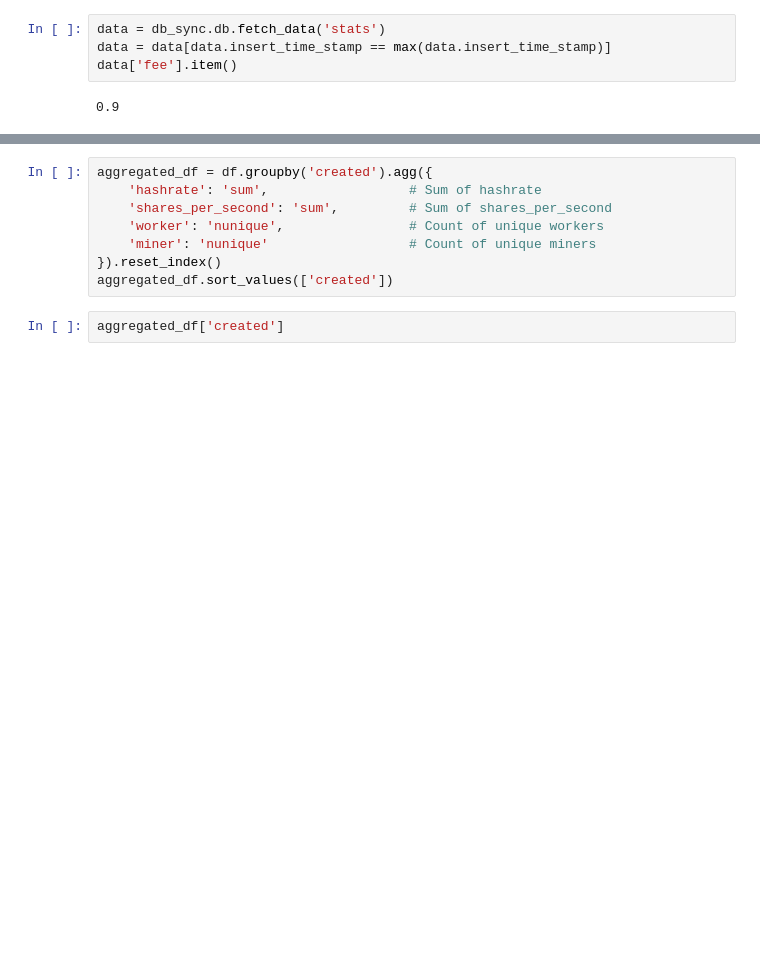
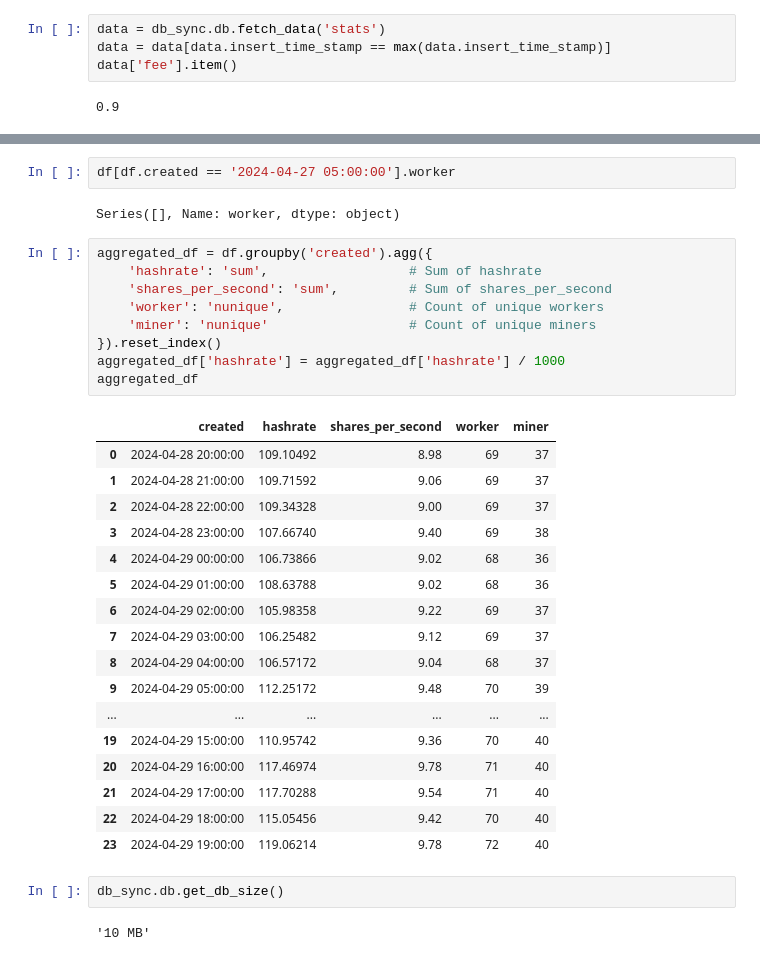
Before and after one commit to marctheshark3/sigmanaut-mining-pool-ui, a Jupyter notebook: testing_2_db.ipynb, the cells around one changed output, grey strips where cells are left out. Drawn from its saved outputs; the diff is of its cells as text; blank space fills up the shorter version.

```diff
--- a/testing_2_db.ipynb
+++ b/testing_2_db.ipynb
@@ -70,10 +116,35 @@ df
+# %%
+df[df.created == '2024-04-27 05:00:00'].worker
+# %% [output]
+Series([], Name: worker, dtype: object)
 # %%
 aggregated_df = df.groupby('created').agg({
     'hashrate': 'sum',                  # Sum of hashrate
     'shares_per_second': 'sum',         # Sum of shares_per_second
     'worker': 'nunique',                # Count of unique workers
     'miner': 'nunique'                  # Count of unique miners
 }).reset_index()
-aggregated_df.sort_values(['created'])
+aggregated_df['hashrate'] = aggregated_df['hashrate'] / 1000
+aggregated_df
+# %% [output]
+|  | created | hashrate | shares_per_second | worker | miner |
+| 0 | 2024-04-28 20:00:00 | 109.10492 | 8.98 | 69 | 37 |
+| 1 | 2024-04-28 21:00:00 | 109.71592 | 9.06 | 69 | 37 |
+| 2 | 2024-04-28 22:00:00 | 109.34328 | 9.00 | 69 | 37 |
+| 3 | 2024-04-28 23:00:00 | 107.66740 | 9.40 | 69 | 38 |
+| 4 | 2024-04-29 00:00:00 | 106.73866 | 9.02 | 68 | 36 |
+| 5 | 2024-04-29 01:00:00 | 108.63788 | 9.02 | 68 | 36 |
+| 6 | 2024-04-29 02:00:00 | 105.98358 | 9.22 | 69 | 37 |
+| 7 | 2024-04-29 03:00:00 | 106.25482 | 9.12 | 69 | 37 |
+| 8 | 2024-04-29 04:00:00 | 106.57172 | 9.04 | 68 | 37 |
+| 9 | 2024-04-29 05:00:00 | 112.25172 | 9.48 | 70 | 39 |
+| ... | ... | ... | ... | ... | ... |
+| 19 | 2024-04-29 15:00:00 | 110.95742 | 9.36 | 70 | 40 |
+| 20 | 2024-04-29 16:00:00 | 117.46974 | 9.78 | 71 | 40 |
+| 21 | 2024-04-29 17:00:00 | 117.70288 | 9.54 | 71 | 40 |
+| 22 | 2024-04-29 18:00:00 | 115.05456 | 9.42 | 70 | 40 |
+| 23 | 2024-04-29 19:00:00 | 119.06214 | 9.78 | 72 | 40 |
-# %%
-aggregated_df['created']
+# %%
+db_sync.db.get_db_size()
+# %% [output]
+'10 MB'
```
Also changed, not shown: parts of 10 cells of this notebook, 5 other files.
